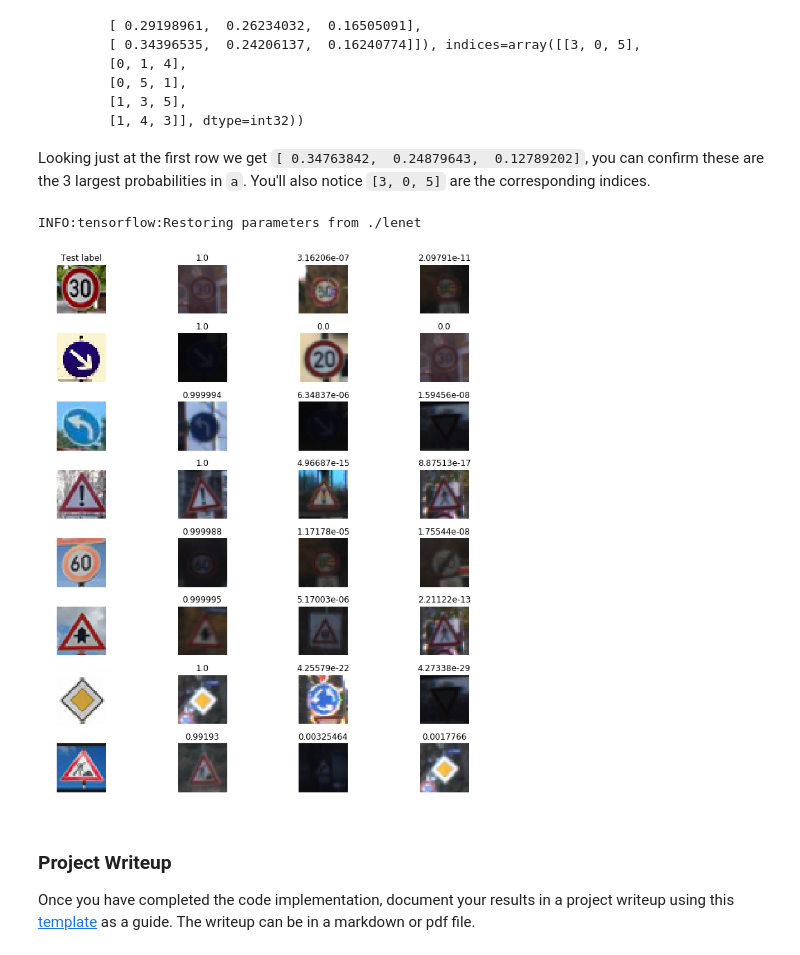
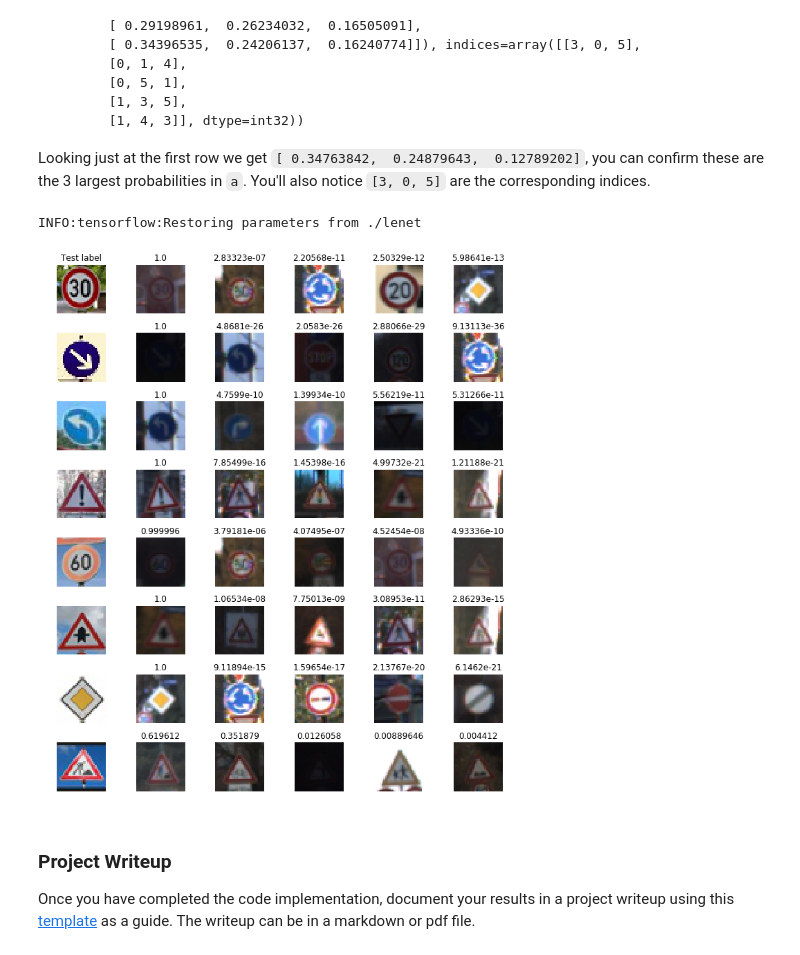
Before and after one commit to mmarouen/CarND-Traffic-Sign-Classifier-Project, a Jupyter notebook: Traffic_Sign_Classifier.ipynb, the cells around one changed output. Saved outputs shown, nothing was run; the diff lists cells and outputs as text; code cells hidden in the pictures.

```diff
--- a/Traffic_Sign_Classifier.ipynb
+++ b/Traffic_Sign_Classifier.ipynb
@@ -116,16 +116,20 @@ import matplotlib.pyplot as plt
 #Classes distribution in the training
 labels, values = zip(*Counter(y_train).items())
 indexes = np.arange(len(labels))
+fig,ax = plt.subplots() # Create matplotlib figure
+
 width = 1
 plt.bar(indexes, values, width)
-plt.xticks(indexes + width * 0.5, labels,rotation='vertical')
-plt.show()
-#Classes distribution in validation
+labs=data[labels,1]
+plt.xticks(indexes + width * 0.5, labs,rotation='vertical')
+width = 0.6
+ax2 = ax.twinx() # Create another axes that shares the same x-axis as ax.
 labels, values = zip(*Counter(y_valid).items())
-indexes = np.arange(len(labels))
-width = 1
-plt.bar(indexes, values, width)
-plt.xticks(indexes + width * 0.5, labels,rotation='vertical')
+plt.bar(indexes, values, width,color='r')
+ax.set_ylabel('Training distribution',color='b')
+ax.tick_params(axis='y', colors='blue')
+ax2.tick_params(axis='y', colors='red')
+ax2.set_ylabel('Validation distribution',color='r')
 plt.show()
 #==> distributions look very similar
 # %% [output]
@@ -383,6 +386,15 @@ for i in range(6):
             axs[i,j].imshow(image)
         axs[i,j].axis('off')
         idx=idx+1
+plt.show()
+#identify new classes
+nsamples=5
+fig, axs = plt.subplots(1,nsamples,figsize=(8,8))
+index = np.where(y_train==25)[0][10:(nsamples+10)]
+for i in range(nsamples):
+    image = X_train[index[i]].squeeze()
+    axs[i].axis('off')
+    axs[i].imshow(image)
 # %% [output]
 [figure]
 [figure]
@@ -450,31 +463,37 @@ Looking just at the first row we get `[ 0.34763842,  0.24879643,  0.12789202]`,
 # %%
 ### Print out the top five softmax probabilities for the predictions on the German traffic sign images found on the web.
 ### Feel free to use as many code cells as needed.
-top_k = tf.nn.top_k(tf.nn.softmax(logits), k=3)
+top_k = tf.nn.top_k(tf.nn.softmax(logits), k=5)
 with tf.Session() as sess:
     saver.restore(sess, tf.train.latest_checkpoint('.'))
     top_k = sess.run(top_k, feed_dict={x: Xtest2, keep_prob: 1.0})
 
-fig, axs = plt.subplots(n_test2,4, figsize=(12, 14))
+fig, axs = plt.subplots(n_test2,6, figsize=(12, 14))
 fig.subplots_adjust(hspace = .4, wspace=.2)
 for i in range(n_test2):
-    for j in range(4):
+    for j in range(6):
         axs[i,j].axis('off')
     axs[i,0].imshow(imges[i])
     if i==0:
         axs[i,0].set_title('Test label')
     index=np.where(y_train==top_k[1][i,0])[0][0]
     axs[i,1].imshow(X_train[index].squeeze())
     axs[i,1].set_title(top_k[0][i,0])
     index=np.where(y_train==top_k[1][i,1])[0][0]
     axs[i,2].imshow(X_train[index].squeeze())
     axs[i,2].set_title(top_k[0][i,1])
     index=np.where(y_train==top_k[1][i,2])[0][0]
     axs[i,3].imshow(X_train[index].squeeze())
     axs[i,3].set_title(top_k[0][i,2])
+    index=np.where(y_train==top_k[1][i,3])[0][0]
+    axs[i,4].imshow(X_train[index].squeeze())
+    axs[i,4].set_title(top_k[0][i,3])
+    index=np.where(y_train==top_k[1][i,4])[0][0]
+    axs[i,5].imshow(X_train[index].squeeze())
+    axs[i,5].set_title(top_k[0][i,4])
 # %% [output]
 INFO:tensorflow:Restoring parameters from ./lenet
-[figure, old version]
+[figure, new version]
 # %% [markdown]
 ### Project Writeup
 
```
Also changed, not shown: parts of 4 cells of this notebook.
